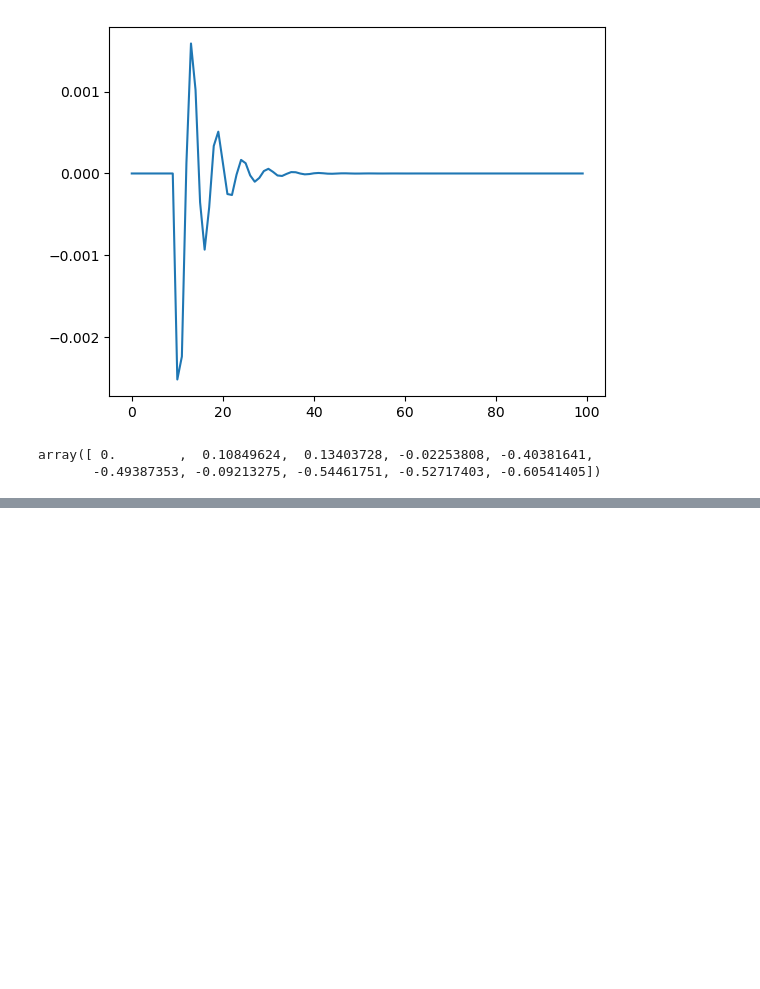
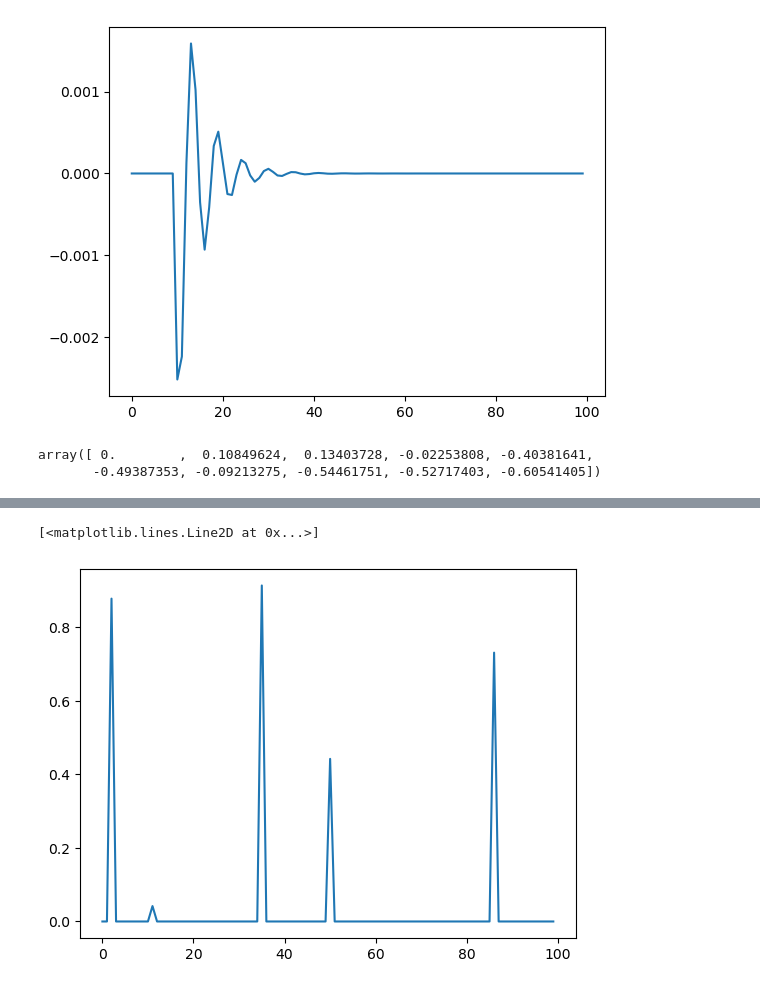
Before and after one commit to phg17/sPyEEG, a Jupyter notebook: demos/trf_backward_example.ipynb, the cells around one changed output, grey strips where cells are left out. Drawn from its saved outputs; the diff is of its cells as text; code cells hidden in the pictures; blank space fills up the shorter version.

```diff
--- a/demos/trf_backward_example.ipynb
+++ b/demos/trf_backward_example.ipynb
@@ -52,0 +70,5 @@ array([ 0.        ,  0.10849624,  0.13403728, -0.02253808, -0.40381641,
+# %%
+plt.plot(events[0,:100])
+# %% [output]
+[<matplotlib.lines.Line2D at 0x...>]
+[figure, added]
```
Also changed, not shown: parts of 1 cell of this notebook, 11 other files.
